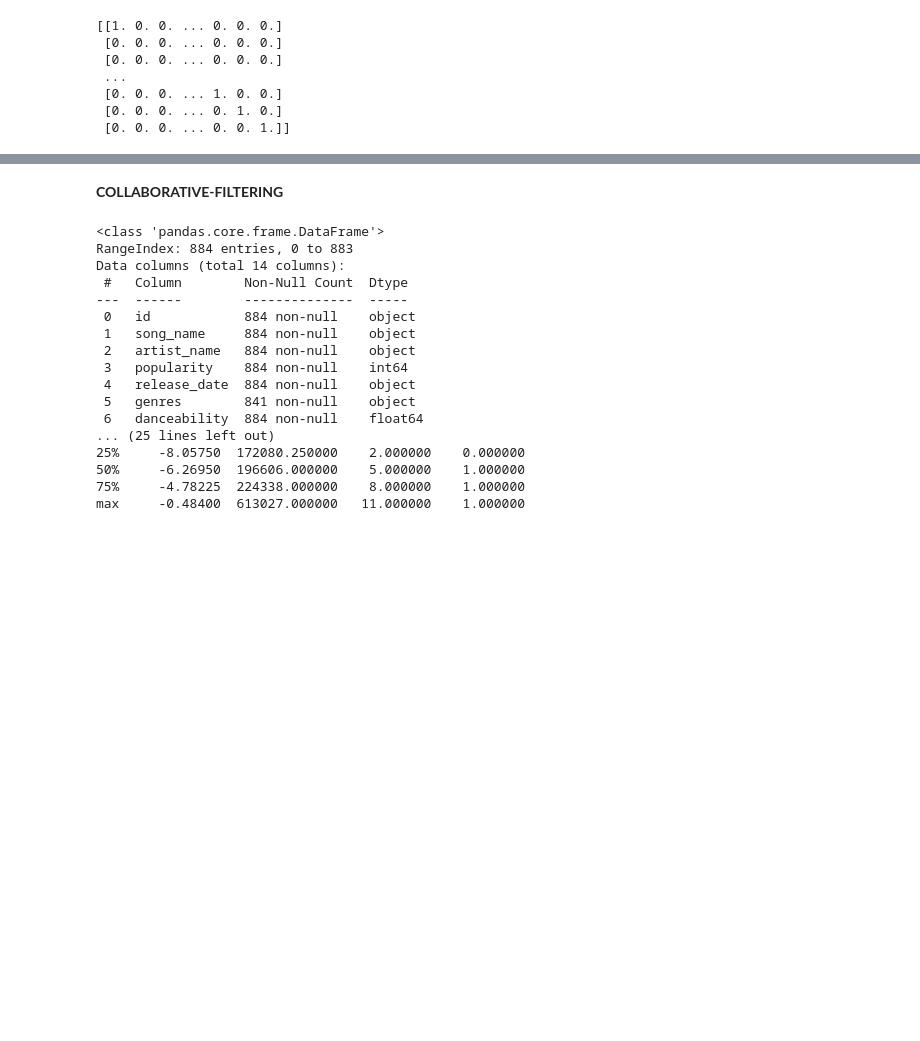
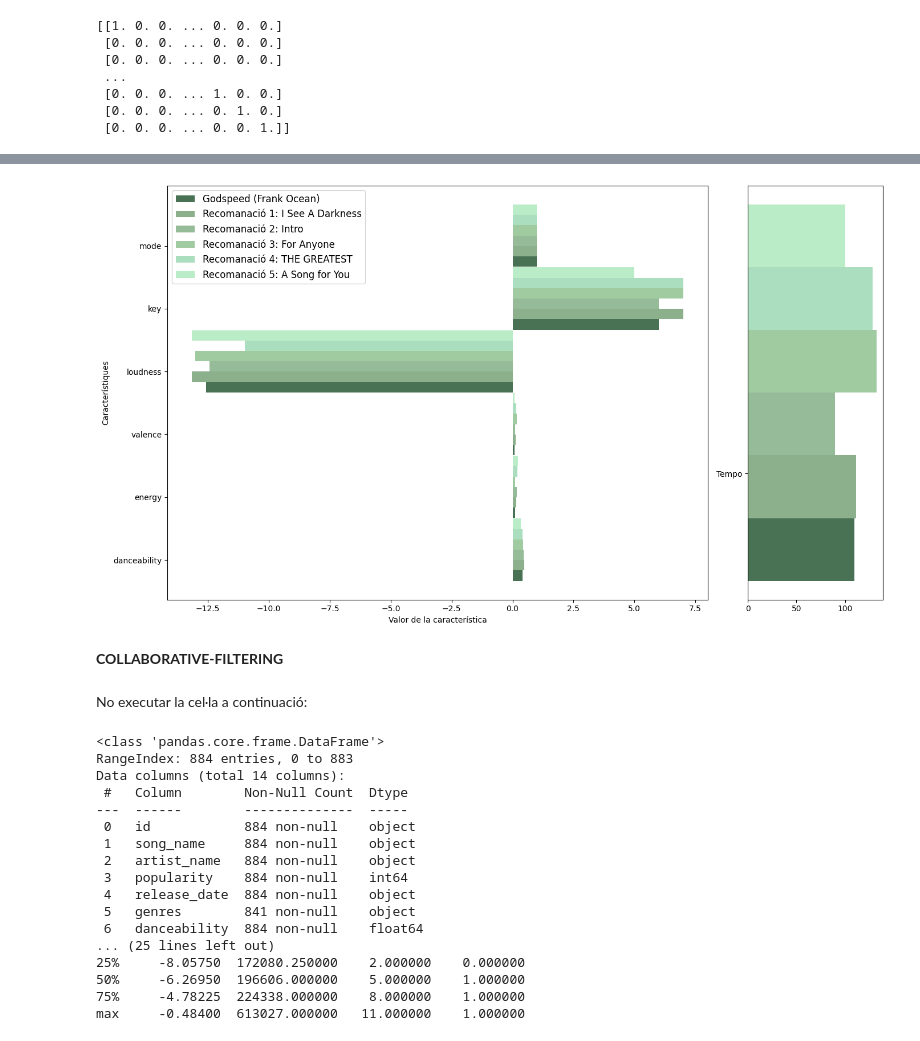
Before and after one commit to juuliamoran/spotify-data-project, a Jupyter notebook: spotify.ipynb, the cells around one changed output, grey strips where cells are left out. Cells and saved outputs as stored; diff of their text form; code cells hidden in the pictures; blank space fills up the shorter version.

```diff
--- a/spotify.ipynb
+++ b/spotify.ipynb
@@ -348,7 +345,7 @@ Name: count, Length: 505, dtype: int64
 import numpy as np
 
 np.random.seed(42)  # Establecer una semilla para que los resultados sean reproducibles
-data_cleaned['rating'] = np.random.uniform(2, 5, size=len(data_cleaned))
+data_cleaned['rating'] = np.round(np.random.uniform(2, 5, size=len(data_cleaned)), 1)
 
 # Verificar los primeros valores del nuevo atributo
 print(data_cleaned[['rating']].head())
@@ -435,6 +432,8 @@ plt.show()
 [figure]
 # %% [markdown]
 **CONTENT-BASED**
+# %%
+data_cleaned = data_cleaned.reset_index(drop=True)
 # %%
 from sklearn.feature_extraction.text import CountVectorizer
 from sklearn.metrics.pairwise import cosine_similarity
@@ -484,6 +568,8 @@ Name: song_name, dtype: object
 # %%
 import pandas as pd
 from sklearn.metrics.pairwise import cosine_similarity
+from sklearn.preprocessing import MinMaxScaler
+
 
 def recommend_songs_by_sound_similarity(data:pd.DataFrame, song, artist):
 
@@ -496,22 +582,20 @@ def recommend_songs_by_sound_similarity(data:pd.DataFrame, song, artist):
 
         sound_properties = similar_songs.loc[:,["danceability", "energy", "valence", "tempo", "loudness", "key", "mode"]]
 
-        # Obtener el vector de características de la canción seleccionada
-        song_vector = sound_properties.iloc[song_index].to_numpy().reshape(1, -1)
+        scaler = MinMaxScaler()
+        normalized_features = scaler.fit_transform(sound_properties)
 
-        #Calculate similarity of all songs to the one we want
-        #similar_songs["Similarity with songs"] = cosine_similarity(sound_properties, sound_properties.to_numpy()[song_and_artist_data.index[0],None]).squeeze()
-        similar_songs["Similarity with songs"] = cosine_similarity(sound_properties, song_vector).squeeze()
+        similar_songs["Similarity with songs"] = cosine_similarity(normalized_features, normalized_features[song_index].reshape(1, -1)).squeeze() # afegit per provar lo de la normalitzacio
 
         similar_songs.rename(columns = {"song_name" : f"Songs similar to {song}"}, inplace = True)
 
         similar_songs = similar_songs.sort_values(by = "Similarity with songs", ascending = False)
 
-        similar_songs = similar_songs[["artist_name", f"Songs similar to {song}", "release_date", "popularity"]]
+        similar_songs = similar_songs[["artist_name", f"Songs similar to {song}", "Similarity with songs", "release_date", "popularity", "danceability", "energy", "valence", "tempo", "loudness", "key", "mode"]]
 
         similar_songs.reset_index(drop = True, inplace = True)
 
-        return similar_songs.iloc[1:11]
+        return similar_songs.iloc[1:6]
 
     except:
         print("Oops! Aquesta cançó no esta inclosa al dataset")
@@ -532,5 +611,66 @@ recommend_songs_by_sound_similarity(data_cleaned, "Santa Tell Me", "Ariana Grand
+# %%
+import matplotlib.pyplot as plt
+import numpy as np
+
+def plot_comparison_all_songs(data, song_name, artist_name, recommended_songs):
+    required_columns_1 = ["danceability", "energy", "valence", "loudness", "key", "mode"]
+    required_columns_2 = ["tempo"]
+
+    selected_song_df = data.loc[data["song_name"] == song_name, required_columns_1 + required_columns_2]
+
+    # Extraer los valores de las características de la canción seleccionada
+    selected_song_values_1 = selected_song_df[required_columns_1].values.flatten()
+    selected_song_values_2 = selected_song_df[required_columns_2].values.flatten()
+
+    # Crear los valores para las canciones recomendadas
+    recommended_songs_values_1 = recommended_songs[required_columns_1].values
+    recommended_songs_values_2 = recommended_songs[required_columns_2].values
+
+    # Crear los subgráficos (2 gráficos en 1 fila, el segundo gráfico será más pequeño)
+    fig, axes = plt.subplots(1, 2, figsize=(14, 8), gridspec_kw={'width_ratios': [4, 1]})
+
+    # Primer gráfico (sin 'tempo')
+    bar_width = 0.165
+    axes[0].barh(np.arange(len(required_columns_1)), selected_song_values_1, bar_width, label=f"{song_name} ({artist_name})", alpha=0.8, color='#1B4D29')  # Verde más fuerte
+    colors = ['#5B8F5A', '#6A9F6D', '#78B67A', '#88D1A5', '#9DE4B0']
+    for i, rec_song_values in enumerate(recommended_songs_values_1):
+        axes[0].barh(np.arange(len(required_columns_1)) + (i + 1) * bar_width, rec_song_values, bar_width,
+                    label=f"Recomanació {i+1}: {recommended_songs.iloc[i][f'Songs similar to {song_name}']}",
+                    alpha=0.7, color=colors[i % len(colors)])
+    #axes[0].set_title(f"Comparació de característiques: {song_name} vs Recomanacions")
+    axes[0].set_xlabel("Valor de la característica")
+    axes[0].set_ylabel("Característiques")
+    axes[0].set_yticks(np.arange(len(required_columns_1)) + 0.25)
+    axes[0].set_yticklabels(required_columns_1)
+    axes[0].legend(loc="upper left", fontsize = 12)
+
+    # Segundo gráfico (con 'tempo')
+    axes[1].barh(np.arange(len(required_columns_2)), selected_song_values_2, bar_width, label=f"{song_name} ({artist_name})", alpha=0.8, color='#1B4D29')  # Verde más fuerte
+    for i, rec_song_values in enumerate(recommended_songs_values_2):
+        axes[1].barh(np.arange(len(required_columns_2)) + (i + 1) * bar_width, rec_song_values, bar_width,
+                    label=f"Recomanació {i+1}: {recommended_songs.iloc[i][f'Songs similar to {song_name}']}",
+                    alpha=0.7, color=colors[i % len(colors)])
+    #axes[1].set_title(f"Comparació de tempo: {song_name} vs Recomanacions")
+    #axes[1].set_xlabel("Valor de 'Tempo'")
+    axes[1].set_yticks(np.arange(len(required_columns_2)) + 0.2)
+    axes[1].set_yticklabels(['Tempo'])
+
+    axes[1].legend().set_visible(False)
+    plt.tight_layout()
+    plt.show()
+
+
+rec_songs = recommend_songs_by_sound_similarity(data_cleaned, "Godspeed", "Frank Ocean")
+
+rec_songs = rec_songs[['Songs similar to Godspeed', 'danceability', 'energy', 'valence', 'loudness', 'key', 'mode', 'tempo']]
+
+plot_comparison_all_songs(data_cleaned, "Godspeed", "Frank Ocean", rec_songs)
+# %% [output]
+[figure, added]
 # %% [markdown]
 **COLLABORATIVE-FILTERING**
+# %% [markdown]
+No executar la cel·la a continuació:
 # %%
 import pandas as pd
 
```
Also changed, not shown: parts of 42 cells of this notebook, 1 other file.
